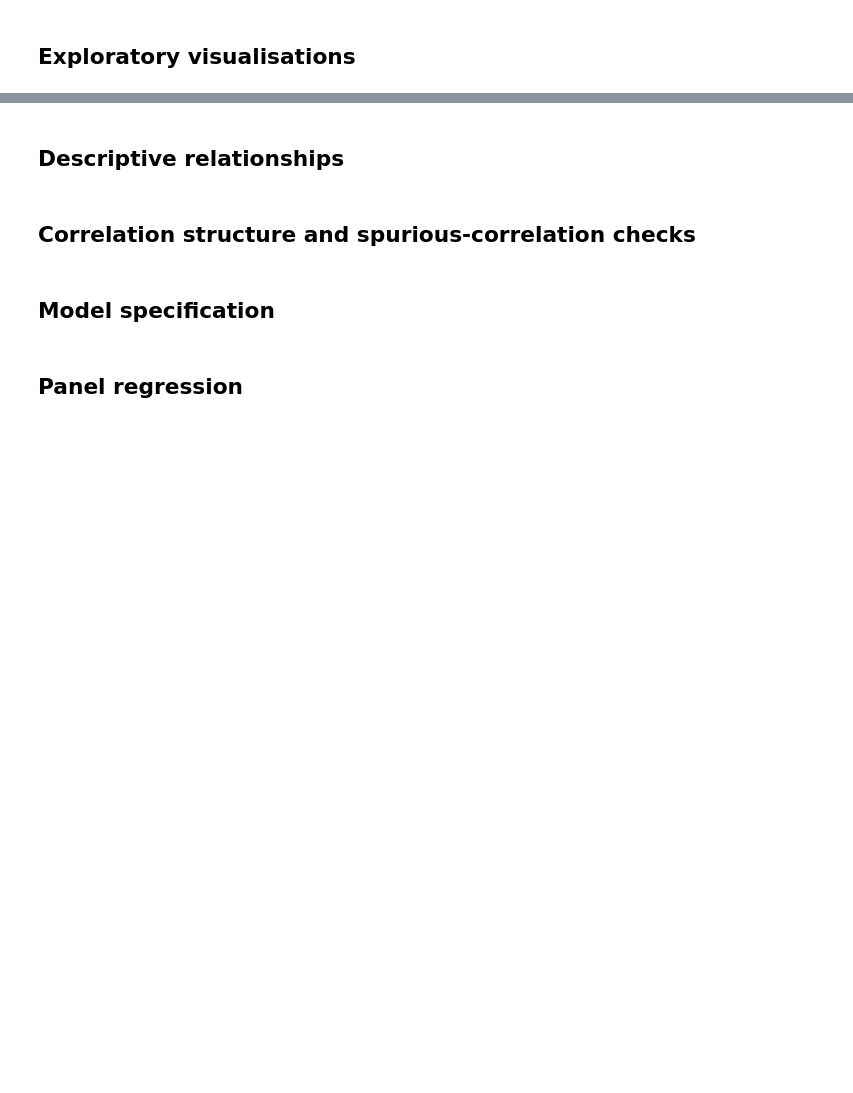
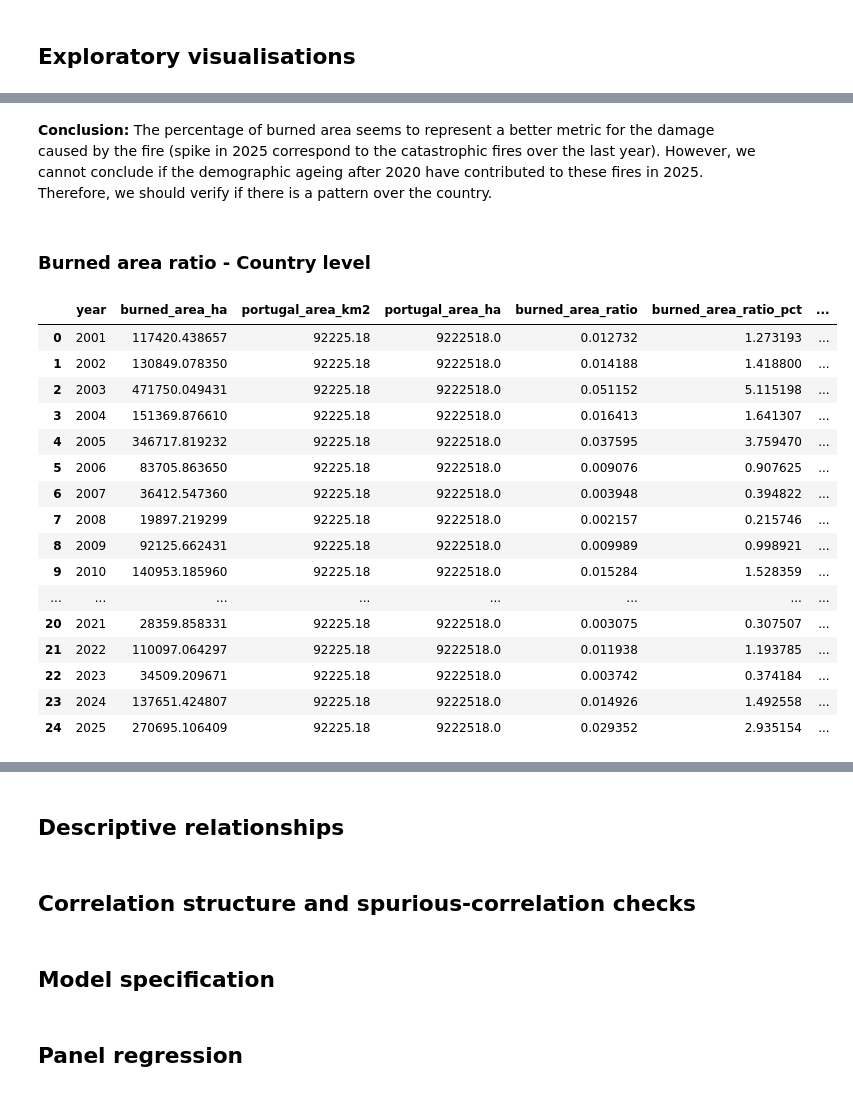
Before and after one commit to rogerjeasy/sustainability-analytics, a Jupyter notebook: notebooks/03_statistical_analysis.ipynb, the cells around one changed output, grey strips where cells are left out. Cells and saved outputs as stored; diff of their text form; code cells hidden in the pictures; blank space fills up the shorter version.

```diff
--- a/notebooks/03_statistical_analysis.ipynb
+++ b/notebooks/03_statistical_analysis.ipynb
@@ -341,0 +342,68 @@ plt.show()
+# %% [markdown]
+**Conclusion:** The percentage of burned area seems to represent a better metric for the damage caused by the fire (spike in 2025 correspond to the catastrophic fires over the last year). However, we cannot conclude if the demographic ageing after 2020 have contributed to these fires in 2025. Therefore, we should verify if there is a pattern over the country.
+# %% [markdown]
+### Burned area ratio - Country level
+# %%
+# Build the country-level burned-area ratio and ageing dataset.
+portugal_area = municipality_dimensions["area_km2"].sum()
+portugal_area_ha = portugal_area * 100
+
+country_burned_area = (
+    fire_area.groupby("year", as_index=False)["burned_area_ha"]
+    .sum(min_count=1)
+)
+country_burned_area["portugal_area_km2"] = portugal_area
+country_burned_area["portugal_area_ha"] = portugal_area_ha
+country_burned_area["burned_area_ratio"] = (
+    country_burned_area["burned_area_ha"] / country_burned_area["portugal_area_ha"]
+)
+country_burned_area["burned_area_ratio_pct"] = (
+    country_burned_area["burned_area_ratio"] * 100
+)
+
+country_older_population = (
+    population_age_data.groupby("ine_year", as_index=False)["65 e mais anos__Total"]
+    .sum(min_count=1)
+    .rename(
+        columns={
+            "ine_year": "year",
+            "65 e mais anos__Total": "population_over_65",
+        }
+    )
+)
+
+portugal_burned_area_ratio = (
+    country_burned_area
+    .merge(country_older_population, on="year", how="left", validate="one_to_one")
+    [[
+        "year",
+        "burned_area_ha",
+        "portugal_area_km2",
+        "portugal_area_ha",
+        "burned_area_ratio",
+        "burned_area_ratio_pct",
+        "population_over_65",
+    ]]
+    .sort_values("year")
+    .reset_index(drop=True)
+)
+
+portugal_burned_area_ratio
+# %% [output]
+|  | year | burned_area_ha | portugal_area_km2 | portugal_area_ha | burned_area_ratio | burned_area_ratio_pct | ... |
+| 0 | 2001 | 117420.438657 | 92225.18 | 9222518.0 | 0.012732 | 1.273193 | ... |
+| 1 | 2002 | 130849.078350 | 92225.18 | 9222518.0 | 0.014188 | 1.418800 | ... |
+| 2 | 2003 | 471750.049431 | 92225.18 | 9222518.0 | 0.051152 | 5.115198 | ... |
+| 3 | 2004 | 151369.876610 | 92225.18 | 9222518.0 | 0.016413 | 1.641307 | ... |
+| 4 | 2005 | 346717.819232 | 92225.18 | 9222518.0 | 0.037595 | 3.759470 | ... |
+| 5 | 2006 | 83705.863650 | 92225.18 | 9222518.0 | 0.009076 | 0.907625 | ... |
+| 6 | 2007 | 36412.547360 | 92225.18 | 9222518.0 | 0.003948 | 0.394822 | ... |
+| 7 | 2008 | 19897.219299 | 92225.18 | 9222518.0 | 0.002157 | 0.215746 | ... |
+| 8 | 2009 | 92125.662431 | 92225.18 | 9222518.0 | 0.009989 | 0.998921 | ... |
+| 9 | 2010 | 140953.185960 | 92225.18 | 9222518.0 | 0.015284 | 1.528359 | ... |
+| ... | ... | ... | ... | ... | ... | ... | ... |
+| 20 | 2021 | 28359.858331 | 92225.18 | 9222518.0 | 0.003075 | 0.307507 | ... |
+| 21 | 2022 | 110097.064297 | 92225.18 | 9222518.0 | 0.011938 | 1.193785 | ... |
+| 22 | 2023 | 34509.209671 | 92225.18 | 9222518.0 | 0.003742 | 0.374184 | ... |
+| 23 | 2024 | 137651.424807 | 92225.18 | 9222518.0 | 0.014926 | 1.492558 | ... |
+| 24 | 2025 | 270695.106409 | 92225.18 | 9222518.0 | 0.029352 | 2.935154 | ... |
```
Also changed, not shown: parts of 26 cells of this notebook, 2 other files.
